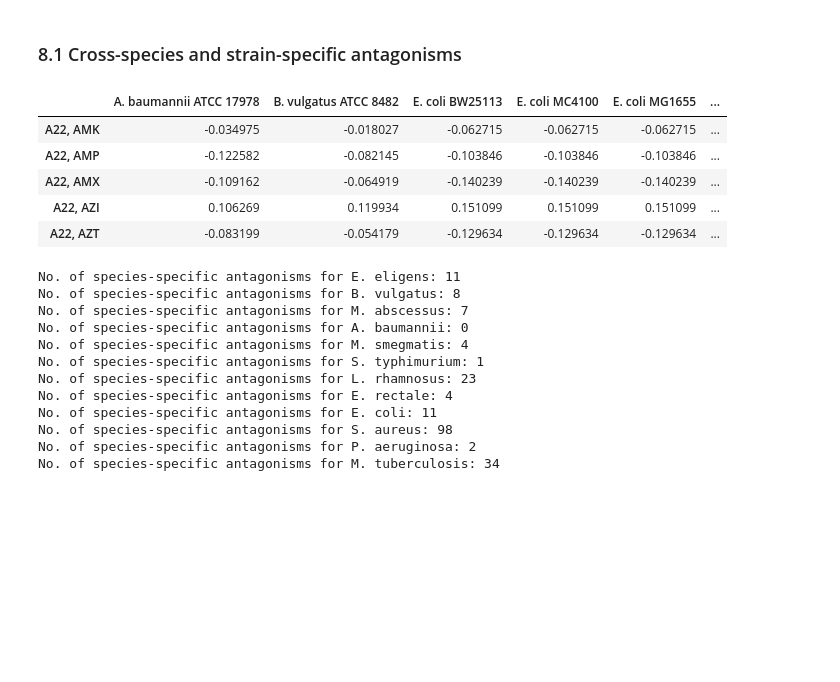
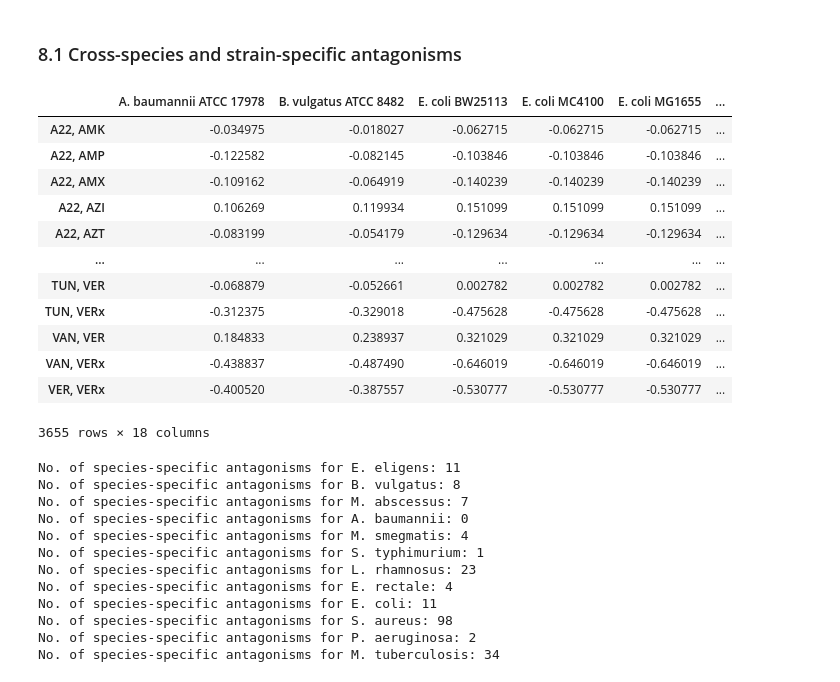
Before and after one commit to sriram-lab/TACTIC, a Jupyter notebook: TACTIC_analysis.ipynb, the cells around one changed output. Drawn from its saved outputs; the diff is of its cells as text; code cells hidden in the pictures; blank space fills up the shorter version.

```diff
--- a/TACTIC_analysis.ipynb
+++ b/TACTIC_analysis.ipynb
@@ -1197,16 +1214,23 @@ dfd[['Interaction', 'Organisms', 'True outcome', 'Predicted outcome', 'Reference
 # %%
 # Define reference landscape
 df = out['landscape']['lb'].copy()
 df.index = [i.rsplit(', ', 1)[0] for i in df.index]
 df.columns = [s[0] + '. ' + s.split(' ', 1)[-1] if '.' not in s else s for s in df.columns]
-df.head()
+df
 # %% [output]
 |  | A. baumannii ATCC 17978 | B. vulgatus ATCC 8482 | E. coli BW25113 | E. coli MC4100 | E. coli MG1655 | ... |
 | A22, AMK | -0.034975 | -0.018027 | -0.062715 | -0.062715 | -0.062715 | ... |
 | A22, AMP | -0.122582 | -0.082145 | -0.103846 | -0.103846 | -0.103846 | ... |
 | A22, AMX | -0.109162 | -0.064919 | -0.140239 | -0.140239 | -0.140239 | ... |
 | A22, AZI | 0.106269 | 0.119934 | 0.151099 | 0.151099 | 0.151099 | ... |
 | A22, AZT | -0.083199 | -0.054179 | -0.129634 | -0.129634 | -0.129634 | ... |
+| ... | ... | ... | ... | ... | ... | ... |
+| TUN, VER | -0.068879 | -0.052661 | 0.002782 | 0.002782 | 0.002782 | ... |
+| TUN, VERx | -0.312375 | -0.329018 | -0.475628 | -0.475628 | -0.475628 | ... |
+| VAN, VER | 0.184833 | 0.238937 | 0.321029 | 0.321029 | 0.321029 | ... |
+| VAN, VERx | -0.438837 | -0.487490 | -0.646019 | -0.646019 | -0.646019 | ... |
+| VER, VERx | -0.400520 | -0.387557 | -0.530777 | -0.530777 | -0.530777 | ... |
+3655 rows × 18 columns
 # %%
 # Cross-species antagonisms
 mask_bool = (df > 0).all(axis=1)
```
Also changed, not shown: parts of 7 cells of this notebook.
